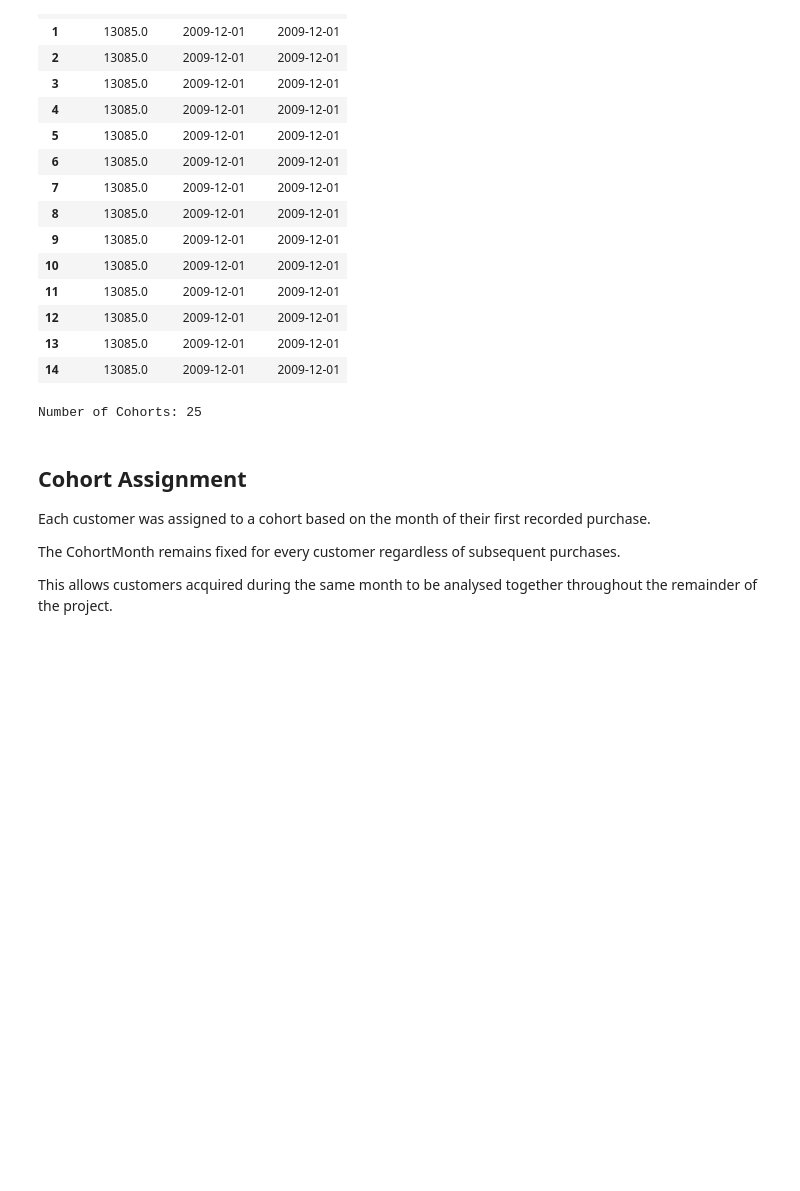
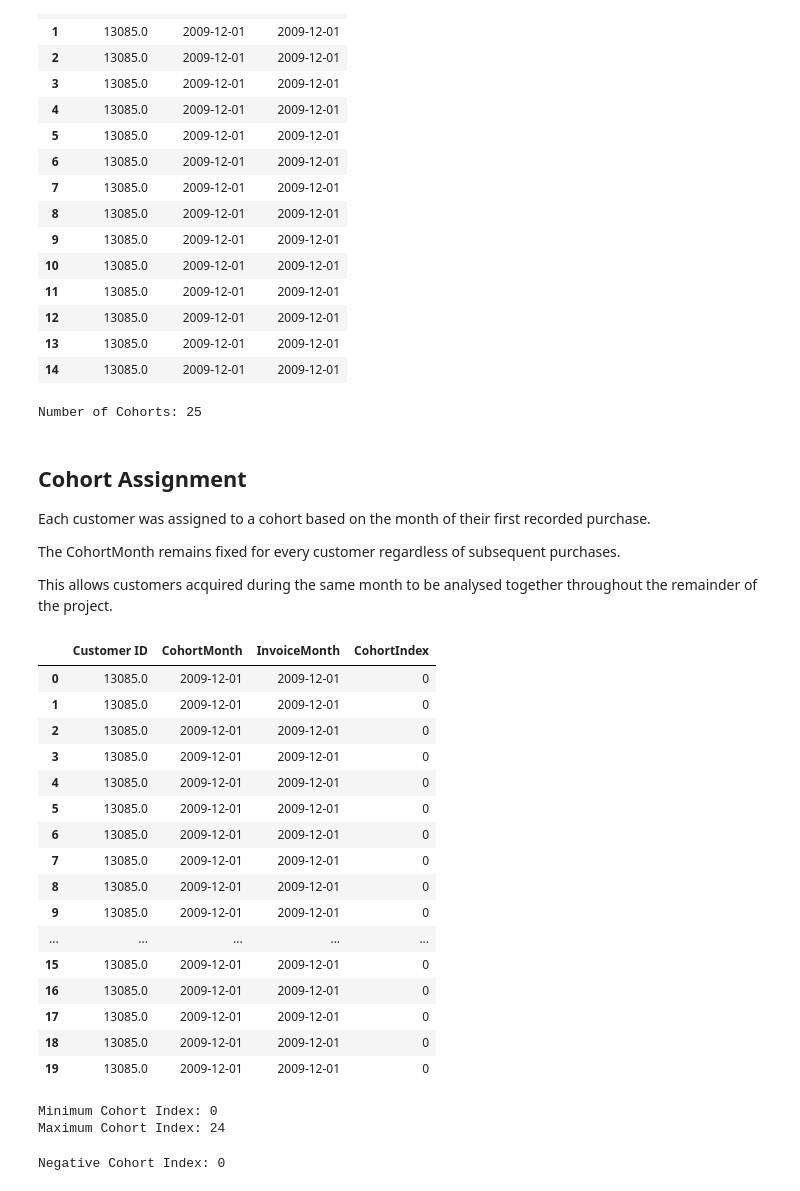
Before and after one commit to Tamoze/SaaS-ECommerce-Cohort-Retention-CLTV-Analysis, a Jupyter notebook: notebooks/week1-datacleaning.ipynb, the cells around one changed output. Cells and saved outputs as stored; diff of their text form; code cells hidden in the pictures; blank space fills up the shorter version.

Commit message:
Calculate cohort index for retention analysis

```diff
--- a/notebooks/week1-datacleaning.ipynb
+++ b/notebooks/week1-datacleaning.ipynb
@@ -472,3 +472,55 @@ Each customer was assigned to a cohort based on the month of their first recorde
 The CohortMonth remains fixed for every customer regardless of subsequent purchases.
 
 This allows customers acquired during the same month to be analysed together throughout the remainder of the project.
+# %%
+# Extract year and month from InvoiceMonth
+invoice_year = clean_df["InvoiceMonth"].dt.year
+invoice_month = clean_df["InvoiceMonth"].dt.month
+
+# Extract year and month from CohortMonth
+cohort_year = clean_df["CohortMonth"].dt.year
+cohort_month = clean_df["CohortMonth"].dt.month
+# %%
+clean_df["CohortIndex"] = (
+    (invoice_year - cohort_year) * 12
+    + (invoice_month - cohort_month)
+)
+# %%
+clean_df[
+    [
+        "Customer ID",
+        "CohortMonth",
+        "InvoiceMonth",
+        "CohortIndex"
+    ]
+].head(20)
+# %% [output]
+|  | Customer ID | CohortMonth | InvoiceMonth | CohortIndex |
+| 0 | 13085.0 | 2009-12-01 | 2009-12-01 | 0 |
+| 1 | 13085.0 | 2009-12-01 | 2009-12-01 | 0 |
+| 2 | 13085.0 | 2009-12-01 | 2009-12-01 | 0 |
+| 3 | 13085.0 | 2009-12-01 | 2009-12-01 | 0 |
+| 4 | 13085.0 | 2009-12-01 | 2009-12-01 | 0 |
+| 5 | 13085.0 | 2009-12-01 | 2009-12-01 | 0 |
+| 6 | 13085.0 | 2009-12-01 | 2009-12-01 | 0 |
+| 7 | 13085.0 | 2009-12-01 | 2009-12-01 | 0 |
+| 8 | 13085.0 | 2009-12-01 | 2009-12-01 | 0 |
+| 9 | 13085.0 | 2009-12-01 | 2009-12-01 | 0 |
+| ... | ... | ... | ... | ... |
+| 15 | 13085.0 | 2009-12-01 | 2009-12-01 | 0 |
+| 16 | 13085.0 | 2009-12-01 | 2009-12-01 | 0 |
+| 17 | 13085.0 | 2009-12-01 | 2009-12-01 | 0 |
+| 18 | 13085.0 | 2009-12-01 | 2009-12-01 | 0 |
+| 19 | 13085.0 | 2009-12-01 | 2009-12-01 | 0 |
+# %%
+print("Minimum Cohort Index:", clean_df["CohortIndex"].min())
+print("Maximum Cohort Index:", clean_df["CohortIndex"].max())
+# %% [output]
+Minimum Cohort Index: 0
+Maximum Cohort Index: 24
+# %%
+negative_index = clean_df[clean_df["CohortIndex"] < 0]
+
+print("Negative Cohort Index:", len(negative_index))
+# %% [output]
+Negative Cohort Index: 0
```
Also changed, not shown: parts of 1 cell of this notebook.
